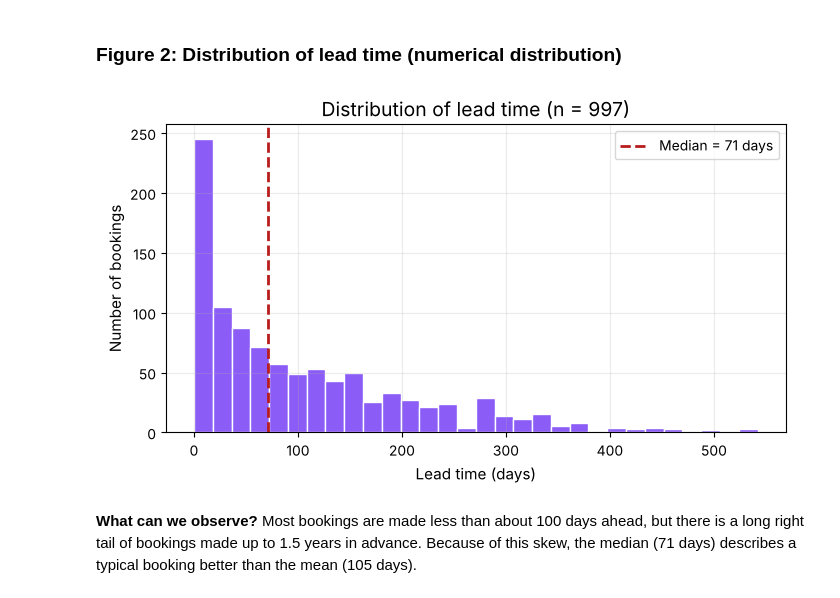
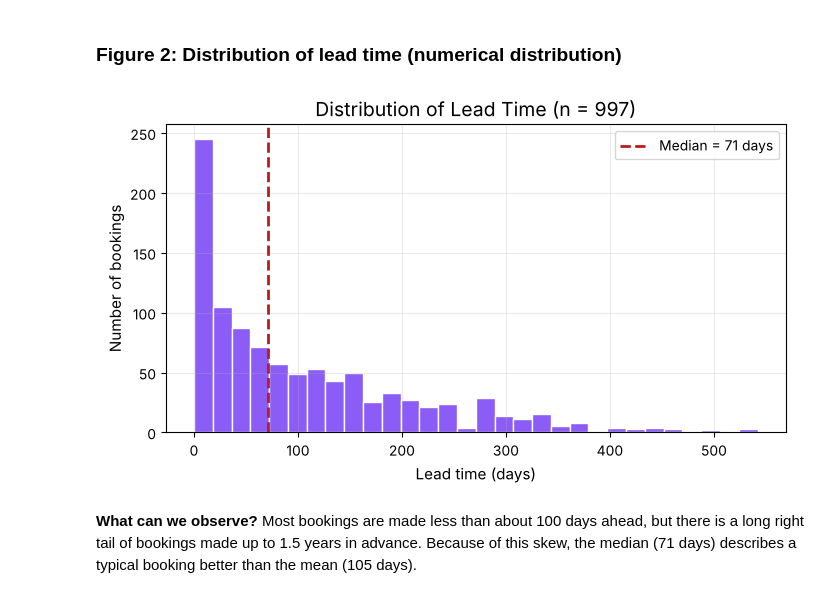
Before and after one commit to Acidburn07/hotel-booking-data-analysis, a Jupyter notebook: notebooks/Hotel_Booking_Final_Project.ipynb, the cells around one changed output. Drawn from its saved outputs; the diff is of its cells as text; code cells hidden in the pictures.

```diff
--- a/notebooks/Hotel_Booking_Final_Project.ipynb
+++ b/notebooks/Hotel_Booking_Final_Project.ipynb
@@ -652,18 +648,17 @@ plt.show()
 # %% [markdown]
 ### Figure 2: Distribution of lead time (numerical distribution)
 # %%
-# Figure 2: numerical distribution - lead time
 fig, ax = plt.subplots(figsize=(8, 4))
 ax.hist(hotel["lead_time"], bins=30, color="#8b5cf6", edgecolor="white")
 ax.axvline(hotel["lead_time"].median(), color="#b91c1c", linestyle="--",
            linewidth=2, label=f"Median = {hotel['lead_time'].median():.0f} days")
-ax.set_title(f"Distribution of lead time (n = {hotel['lead_time'].notna().sum()})")
+ax.set_title(f"Distribution of Lead Time (n = {hotel['lead_time'].notna().sum()})")
 ax.set_xlabel("Lead time (days)")
 ax.set_ylabel("Number of bookings")
 ax.legend()
 plt.show()
 # %% [output]
-[figure, old version]
+[figure, new version]
 # %% [markdown]
 **What can we observe?** Most bookings are made less than about 100 days ahead, but there is a long right tail of bookings made up to 1.5 years in advance. Because of this skew, the median (71 days) describes a typical booking better than the mean (105 days).
 # %% [markdown]
```
Also changed, not shown: parts of 17 cells of this notebook, 2 other files.
